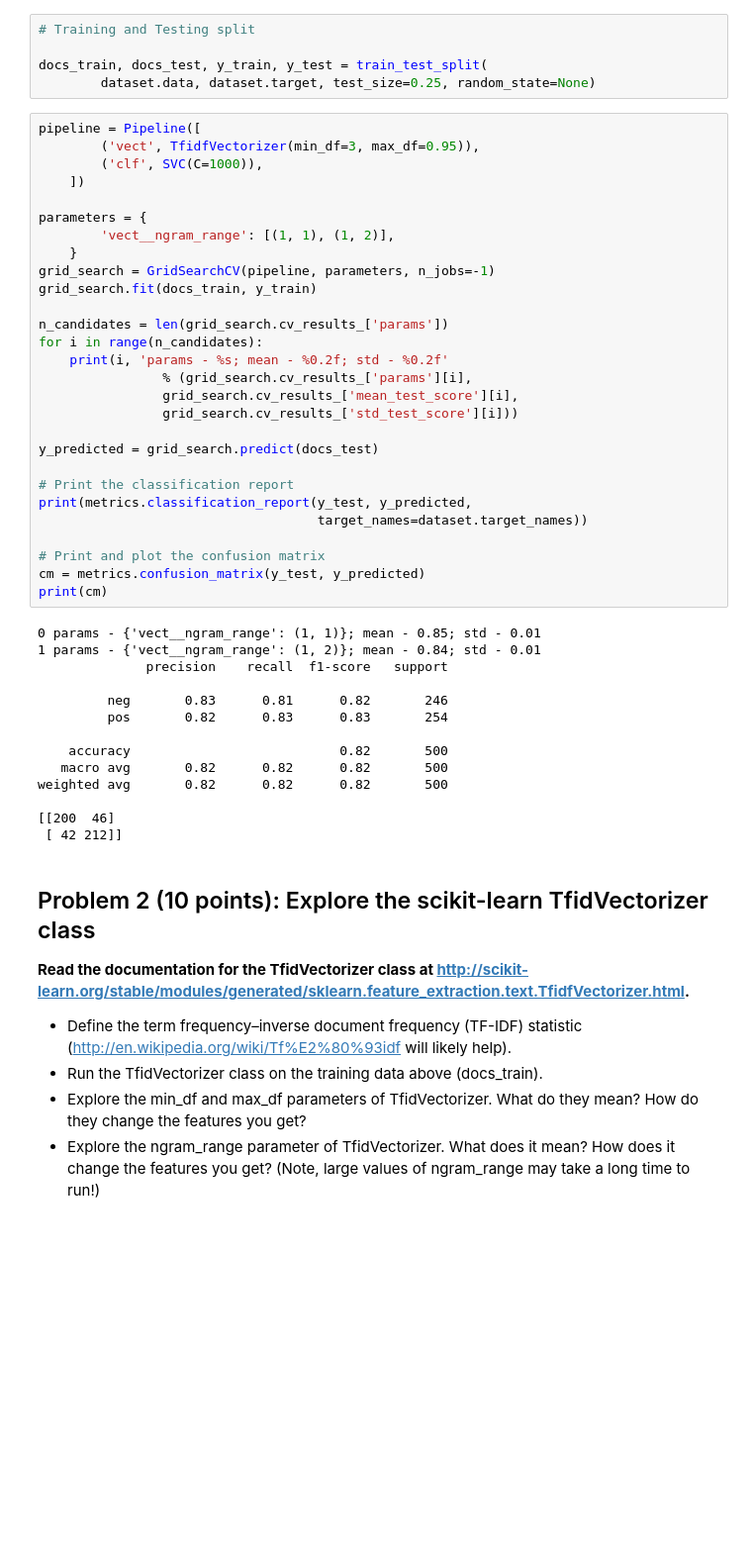
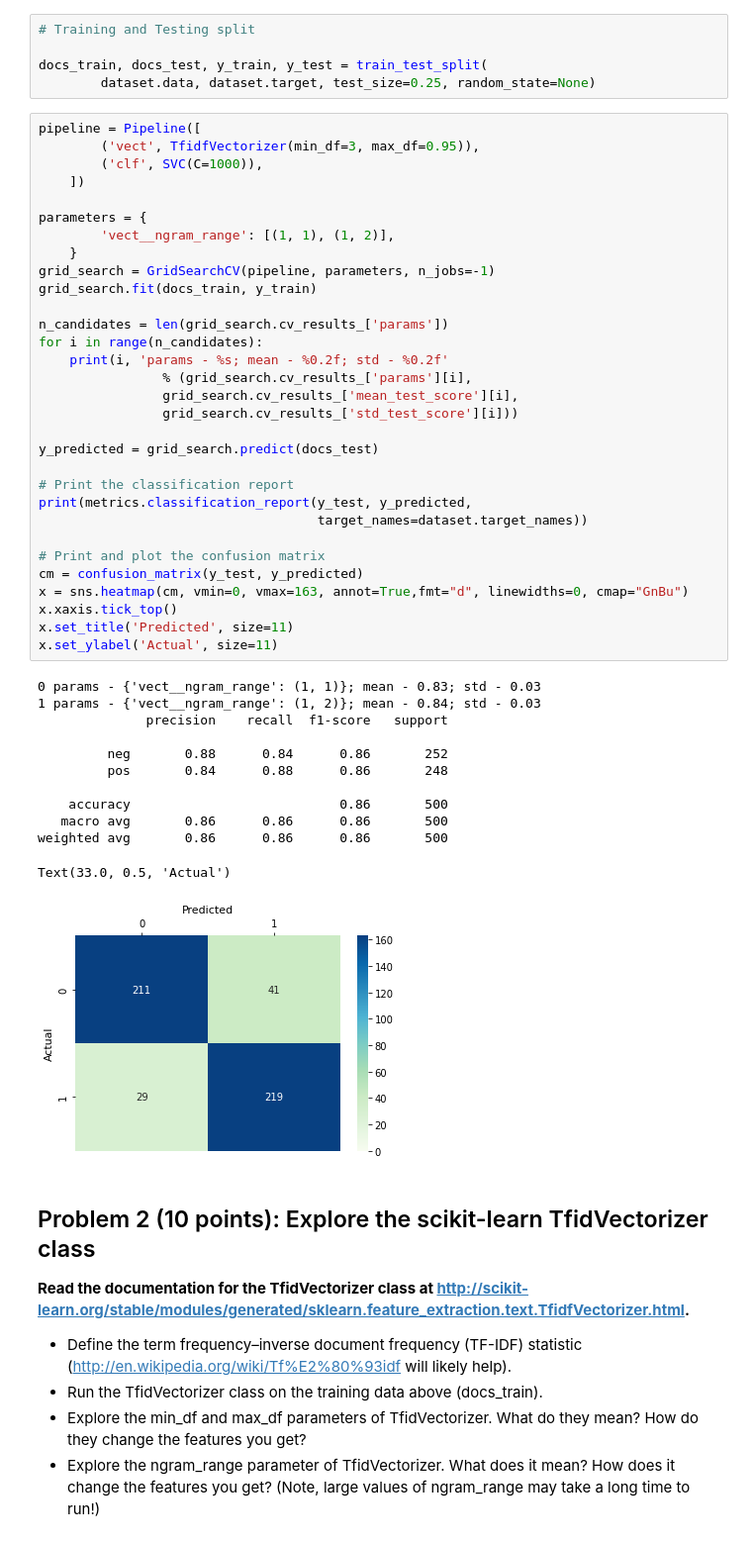
Before and after one commit to GTWFam/Group7_DS3010, a Jupyter notebook: CaseStudy3_NLP.ipynb, the cells around one changed output. Shown at 99% size. Drawn from its saved outputs; the diff is of its cells as text; blank space fills up the shorter version.

```diff
--- a/CaseStudy3_NLP.ipynb
+++ b/CaseStudy3_NLP.ipynb
@@ -103,45 +108,47 @@ docs_train, docs_test, y_train, y_test = train_test_split(
 # %%
 pipeline = Pipeline([
         ('vect', TfidfVectorizer(min_df=3, max_df=0.95)),
         ('clf', SVC(C=1000)),
     ])
 
 parameters = {
         'vect__ngram_range': [(1, 1), (1, 2)],
     }
 grid_search = GridSearchCV(pipeline, parameters, n_jobs=-1)
 grid_search.fit(docs_train, y_train)
 
 n_candidates = len(grid_search.cv_results_['params'])
 for i in range(n_candidates):
     print(i, 'params - %s; mean - %0.2f; std - %0.2f'
                 % (grid_search.cv_results_['params'][i],
                 grid_search.cv_results_['mean_test_score'][i],
                 grid_search.cv_results_['std_test_score'][i]))
 
 y_predicted = grid_search.predict(docs_test)
 
 # Print the classification report
 print(metrics.classification_report(y_test, y_predicted,
                                     target_names=dataset.target_names))
 
 # Print and plot the confusion matrix
-cm = metrics.confusion_matrix(y_test, y_predicted)
-print(cm)
+cm = confusion_matrix(y_test, y_predicted)
+x = sns.heatmap(cm, vmin=0, vmax=163, annot=True,fmt="d", linewidths=0, cmap="GnBu")
+x.xaxis.tick_top()
+x.set_title('Predicted', size=11)
+x.set_ylabel('Actual', size=11)
 # %% [output]
-0 params - {'vect__ngram_range': (1, 1)}; mean - 0.85; std - 0.01
-1 params - {'vect__ngram_range': (1, 2)}; mean - 0.84; std - 0.01
+0 params - {'vect__ngram_range': (1, 1)}; mean - 0.83; std - 0.03
+1 params - {'vect__ngram_range': (1, 2)}; mean - 0.84; std - 0.03
               precision    recall  f1-score   support
 
-         neg       0.83      0.81      0.82       246
-         pos       0.82      0.83      0.83       254
+         neg       0.88      0.84      0.86       252
+         pos       0.84      0.88      0.86       248
 
-    accuracy                           0.82       500
-   macro avg       0.82      0.82      0.82       500
-weighted avg       0.82      0.82      0.82       500
-
-[[200  46]
- [ 42 212]]
+    accuracy                           0.86       500
+   macro avg       0.86      0.86      0.86       500
+weighted avg       0.86      0.86      0.86       500
+Text(33.0, 0.5, 'Actual')
+[figure, added]
 # %% [markdown]
 ## Problem 2 (10 points): Explore the scikit-learn TfidVectorizer class
 
```
Also changed, not shown: parts of 8 cells of this notebook.
